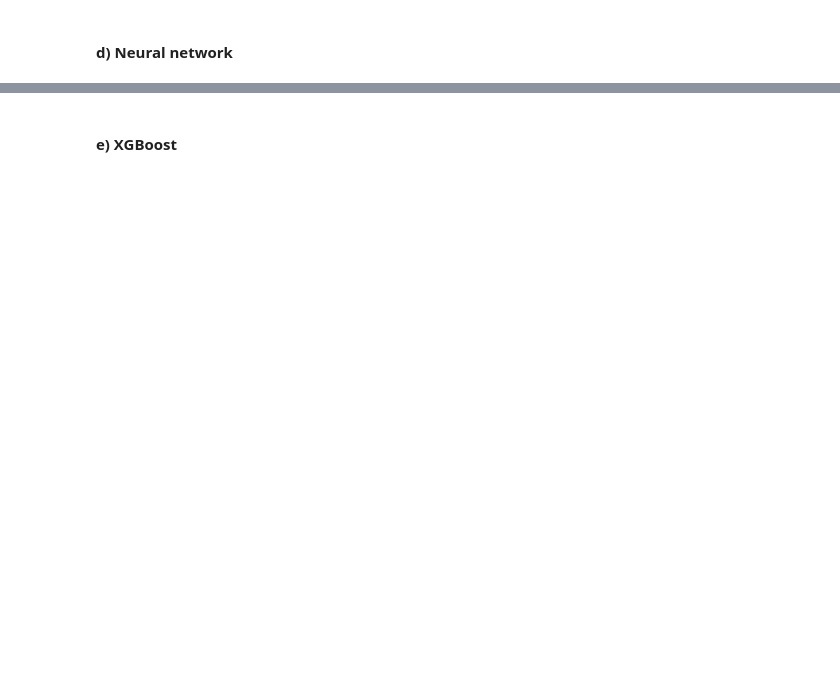
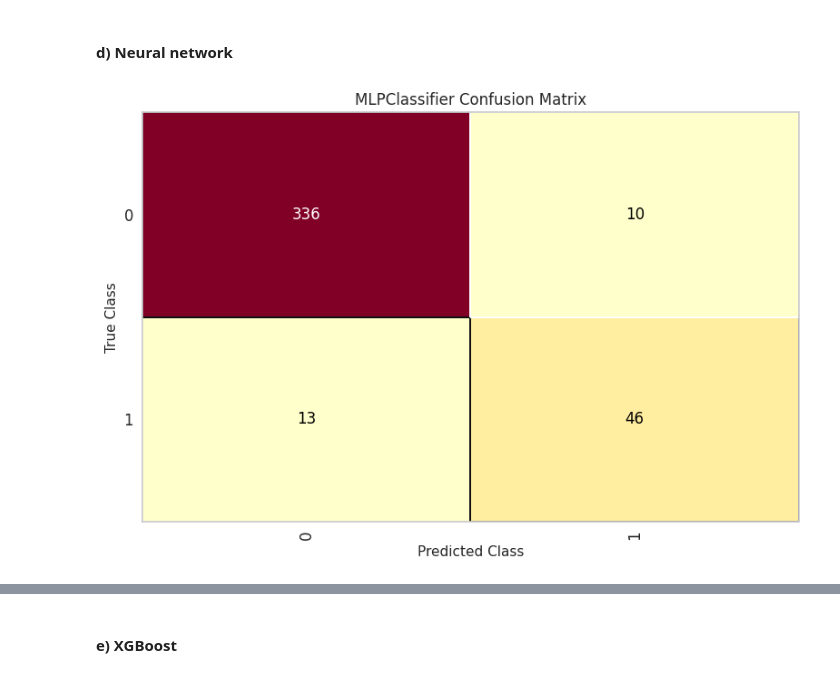
Before and after one commit to petrugeral/Marketing_Analytics, a Jupyter notebook: ifood_marketing_analytics/workspace.ipynb, the cells around one changed output, grey strips where cells are left out. Drawn from its saved outputs; the diff is of its cells as text; code cells hidden in the pictures; blank space fills up the shorter version.

Commit message:
modeling_neural_network

```diff
--- a/ifood_marketing_analytics/workspace.ipynb
+++ b/ifood_marketing_analytics/workspace.ipynb
@@ -964,2 +991,12 @@ F1-score: 0.7541 ( A metric that combines precision and recall into a single mea
 # %% [markdown]
 #### d) Neural network
+# %%
+from sklearn.neural_network import MLPClassifier
+
+modelo_nn = MLPClassifier(hidden_layer_sizes=(100,), max_iter=500, random_state=42)
+
+cm_nn = confusion_matrix(modelo_nn,x_train,y_train,x_test,y_test)
+
+cm_nn.show;
+# %% [output]
+[figure, added]
```
Also changed, not shown: parts of 3 cells of this notebook.
